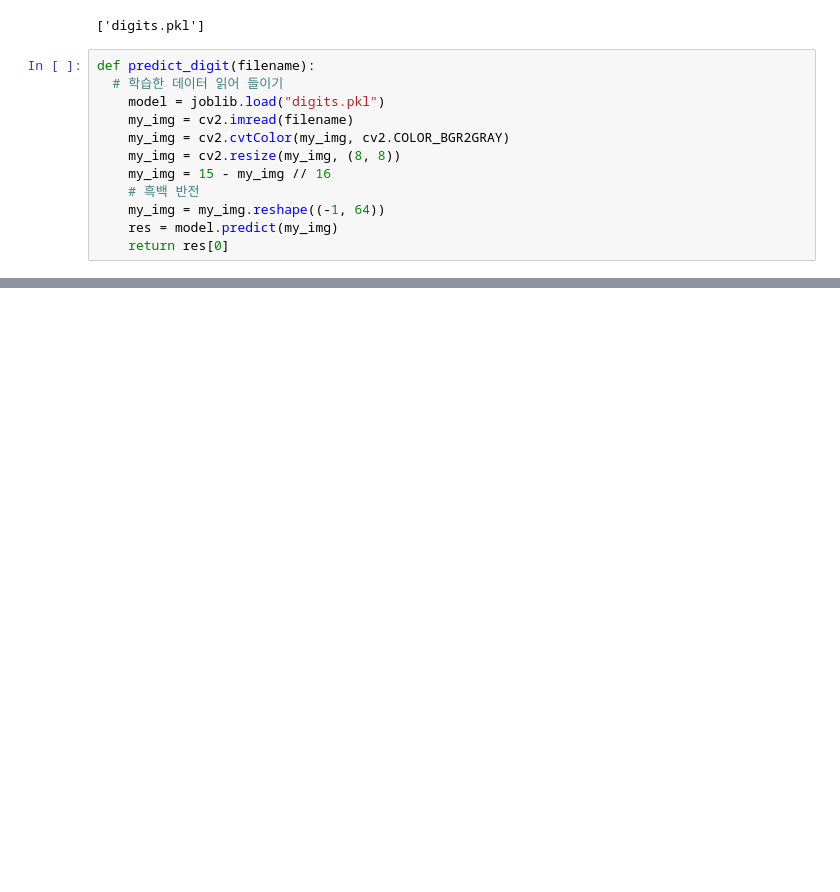
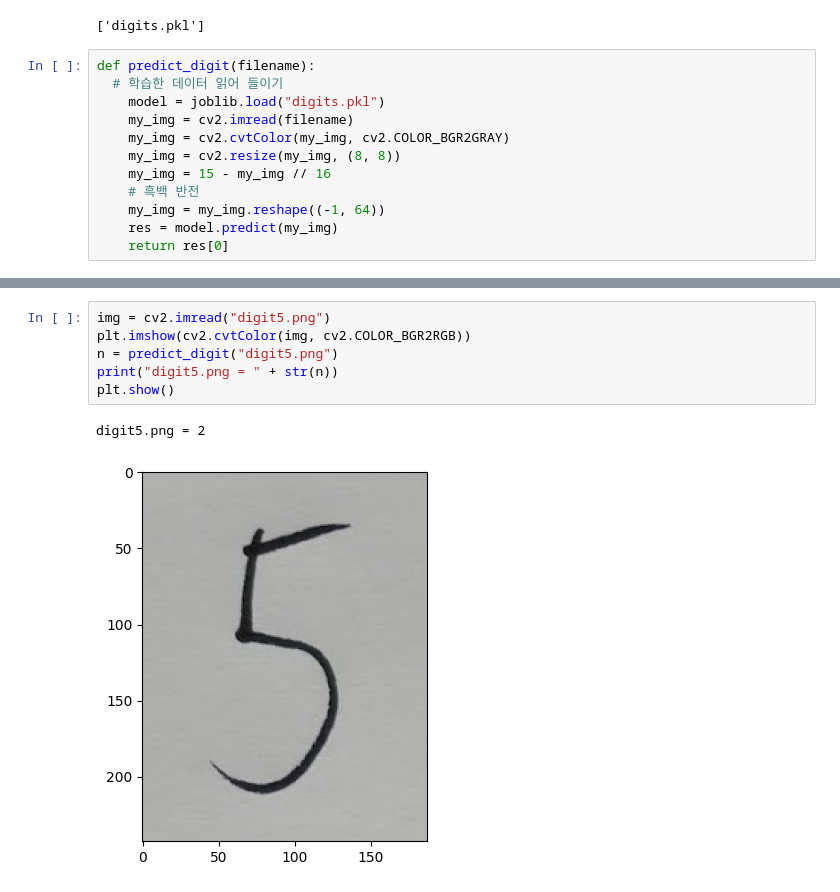
Before and after one commit to rtajeong/AI_Cluster_MSAC, a Jupyter notebook: gg_93_OpenCV_손글씨_인식.ipynb, the cells around one changed output, grey strips where cells are left out. Saved outputs shown, nothing was run; the diff lists cells and outputs as text; blank space fills up the shorter version.

```diff
--- a/gg_93_OpenCV_손글씨_인식.ipynb
+++ b/gg_93_OpenCV_손글씨_인식.ipynb
@@ -106,0 +118,9 @@ digit2.png = 4
+# %%
+img = cv2.imread("digit5.png")
+plt.imshow(cv2.cvtColor(img, cv2.COLOR_BGR2RGB))
+n = predict_digit("digit5.png")
+print("digit5.png = " + str(n))
+plt.show()
+# %% [output]
+digit5.png = 2
+[figure, added]
```
Also changed, not shown: parts of 8 cells of this notebook.
